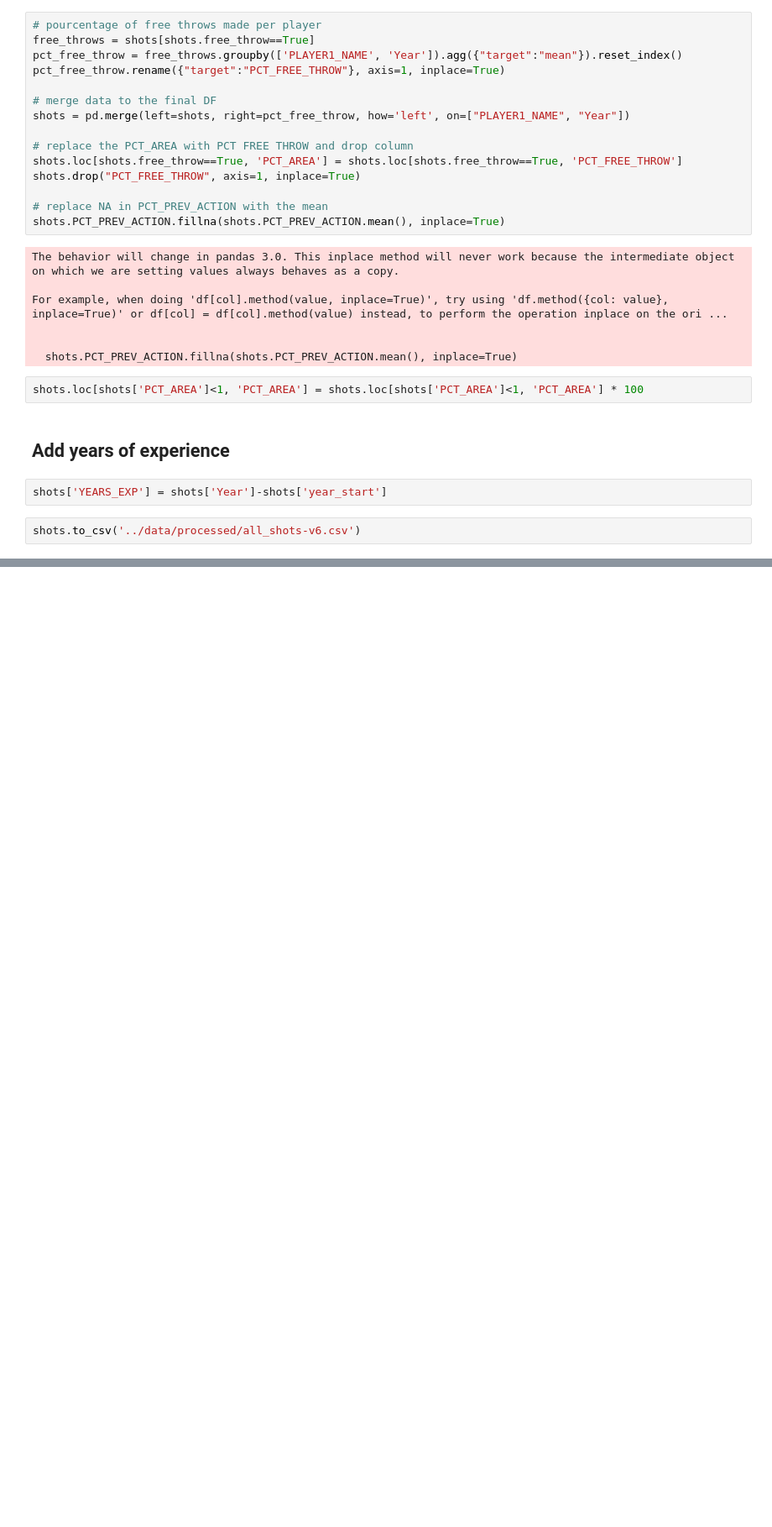
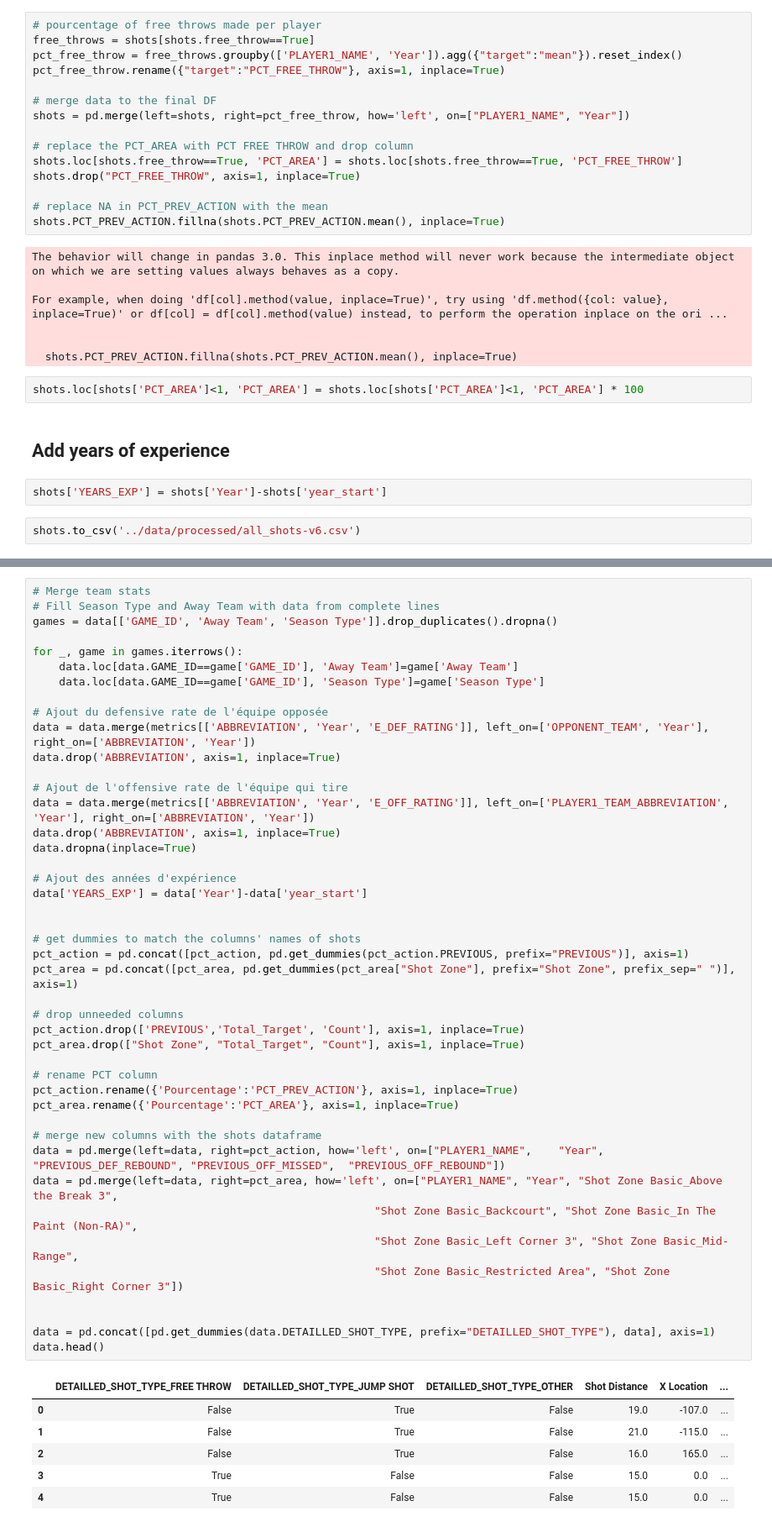
Before and after one commit to DataScientest-Studio/fev24_cds_nba1, a Jupyter notebook: notebooks/3.0-merge_datasets.ipynb, the cells around one changed output, grey strips where cells are left out. Shown at 84% size. Cells and saved outputs as stored; diff of their text form; blank space fills up the shorter version.

```diff
--- a/notebooks/3.0-merge_datasets.ipynb
+++ b/notebooks/3.0-merge_datasets.ipynb
@@ -328,0 +718,51 @@ shots.to_csv('../data/processed/all_shots-v6.csv')
+# %%
+# Merge team stats
+# Fill Season Type and Away Team with data from complete lines
+games = data[['GAME_ID', 'Away Team', 'Season Type']].drop_duplicates().dropna()
+
+for _, game in games.iterrows():
+    data.loc[data.GAME_ID==game['GAME_ID'], 'Away Team']=game['Away Team']
+    data.loc[data.GAME_ID==game['GAME_ID'], 'Season Type']=game['Season Type']
+
+# Ajout du defensive rate de l'équipe opposée
+data = data.merge(metrics[['ABBREVIATION', 'Year', 'E_DEF_RATING']], left_on=['OPPONENT_TEAM', 'Year'], right_on=['ABBREVIATION', 'Year'])
+data.drop('ABBREVIATION', axis=1, inplace=True)
+
+# Ajout de l'offensive rate de l'équipe qui tire
+data = data.merge(metrics[['ABBREVIATION', 'Year', 'E_OFF_RATING']], left_on=['PLAYER1_TEAM_ABBREVIATION', 'Year'], right_on=['ABBREVIATION', 'Year'])
+data.drop('ABBREVIATION', axis=1, inplace=True)
+data.dropna(inplace=True)
+
+# Ajout des années d'expérience
+data['YEARS_EXP'] = data['Year']-data['year_start']
+
+
+# get dummies to match the columns' names of shots
+pct_action = pd.concat([pct_action, pd.get_dummies(pct_action.PREVIOUS, prefix="PREVIOUS")], axis=1)
+pct_area = pd.concat([pct_area, pd.get_dummies(pct_area["Shot Zone"], prefix="Shot Zone", prefix_sep=" ")], axis=1)
+
+# drop unneeded columns
+pct_action.drop(['PREVIOUS','Total_Target',	'Count'], axis=1, inplace=True)
+pct_area.drop(["Shot Zone",	"Total_Target",	"Count"], axis=1, inplace=True)
+
+# rename PCT column
+pct_action.rename({'Pourcentage':'PCT_PREV_ACTION'}, axis=1, inplace=True)
+pct_area.rename({'Pourcentage':'PCT_AREA'}, axis=1, inplace=True)
+
+# merge new columns with the shots dataframe
+data = pd.merge(left=data, right=pct_action, how='left', on=["PLAYER1_NAME",	"Year",	"PREVIOUS_DEF_REBOUND",	"PREVIOUS_OFF_MISSED",	"PREVIOUS_OFF_REBOUND"])
+data = pd.merge(left=data, right=pct_area, how='left', on=["PLAYER1_NAME", "Year", "Shot Zone Basic_Above the Break 3",
+                                                    "Shot Zone Basic_Backcourt", "Shot Zone Basic_In The Paint (Non-RA)",
+                                                    "Shot Zone Basic_Left Corner 3", "Shot Zone Basic_Mid-Range",
+                                                    "Shot Zone Basic_Restricted Area", "Shot Zone Basic_Right Corner 3"])
+
+
+data = pd.concat([pd.get_dummies(data.DETAILLED_SHOT_TYPE, prefix="DETAILLED_SHOT_TYPE"), data], axis=1)
+data.head()
+# %% [output]
+|  | DETAILLED_SHOT_TYPE_FREE THROW | DETAILLED_SHOT_TYPE_JUMP SHOT | DETAILLED_SHOT_TYPE_OTHER | Shot Distance | X Location | ... |
+| 0 | False | True | False | 19.0 | -107.0 | ... |
+| 1 | False | True | False | 21.0 | -115.0 | ... |
+| 2 | False | True | False | 16.0 | 165.0 | ... |
+| 3 | True | False | False | 15.0 | 0.0 | ... |
+| 4 | True | False | False | 15.0 | 0.0 | ... |
```
Also changed, not shown: parts of 7 cells of this notebook, 19 other files.
